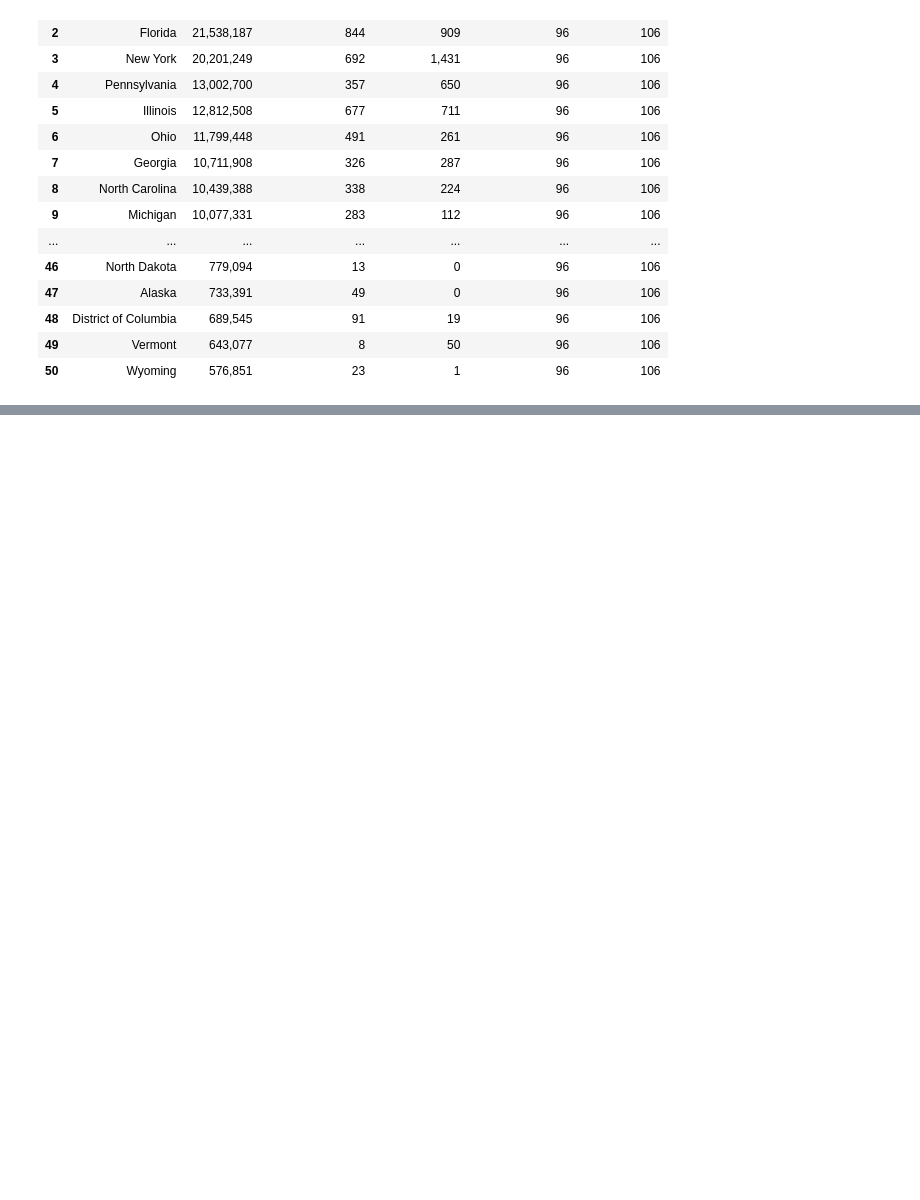
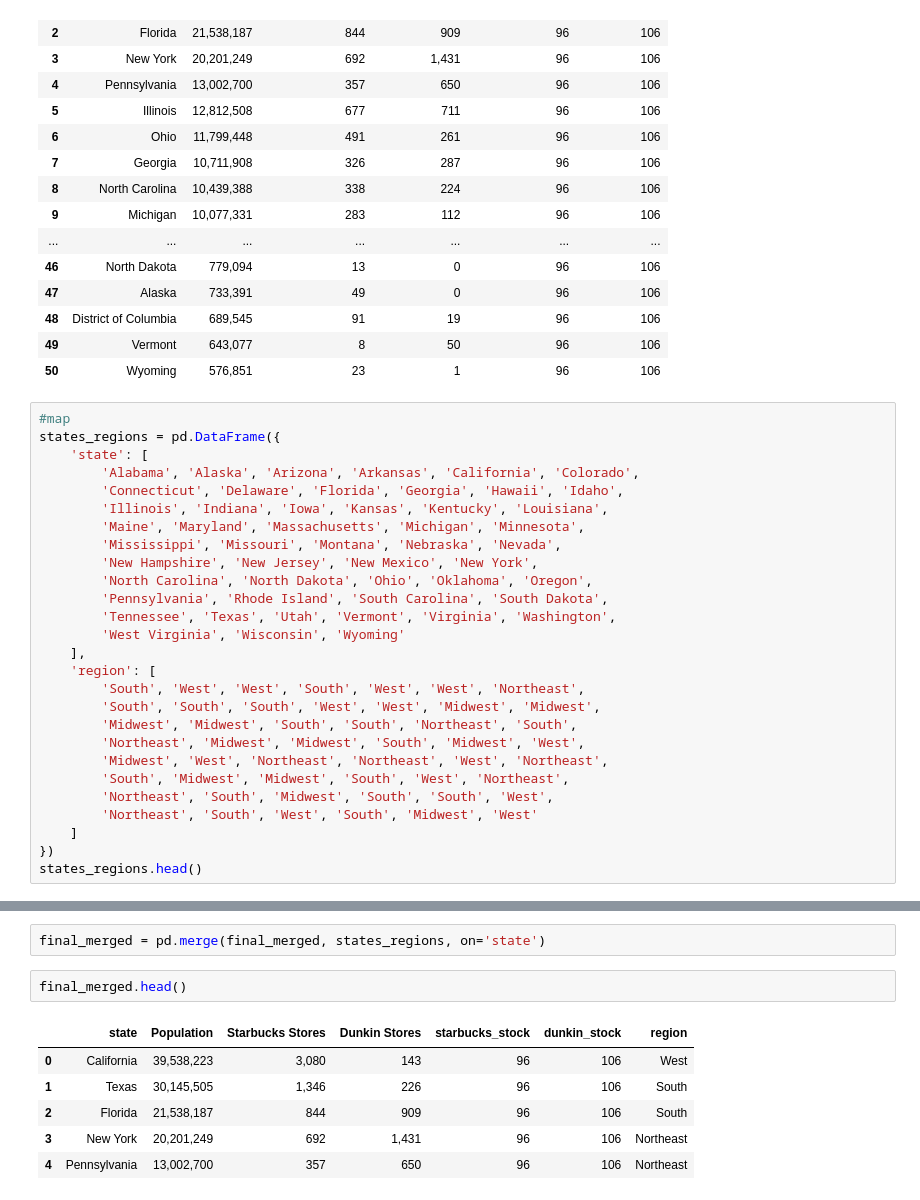
Before and after one commit to alexandragrover/GSB-544, a Jupyter notebook: Labs/Lab4/Lab4.ipynb, the cells around one changed output, grey strips where cells are left out. Cells and saved outputs as stored; diff of their text form; blank space fills up the shorter version.

```diff
--- a/Labs/Lab4/Lab4.ipynb
+++ b/Labs/Lab4/Lab4.ipynb
@@ -194,3 +194,30 @@ final_merged
 | 48 | District of Columbia | 689,545 | 91 | 19 | 96 | 106 |
 | 49 | Vermont | 643,077 | 8 | 50 | 96 | 106 |
 | 50 | Wyoming | 576,851 | 23 | 1 | 96 | 106 |
+# %%
+#map
+states_regions = pd.DataFrame({
+    'state': [
+        'Alabama', 'Alaska', 'Arizona', 'Arkansas', 'California', 'Colorado',
+        'Connecticut', 'Delaware', 'Florida', 'Georgia', 'Hawaii', 'Idaho',
+        'Illinois', 'Indiana', 'Iowa', 'Kansas', 'Kentucky', 'Louisiana',
+        'Maine', 'Maryland', 'Massachusetts', 'Michigan', 'Minnesota',
+        'Mississippi', 'Missouri', 'Montana', 'Nebraska', 'Nevada',
+        'New Hampshire', 'New Jersey', 'New Mexico', 'New York',
+        'North Carolina', 'North Dakota', 'Ohio', 'Oklahoma', 'Oregon',
+        'Pennsylvania', 'Rhode Island', 'South Carolina', 'South Dakota',
+        'Tennessee', 'Texas', 'Utah', 'Vermont', 'Virginia', 'Washington',
+        'West Virginia', 'Wisconsin', 'Wyoming'
+    ],
+    'region': [
+        'South', 'West', 'West', 'South', 'West', 'West', 'Northeast',
+        'South', 'South', 'South', 'West', 'West', 'Midwest', 'Midwest',
+        'Midwest', 'Midwest', 'South', 'South', 'Northeast', 'South',
+        'Northeast', 'Midwest', 'Midwest', 'South', 'Midwest', 'West',
+        'Midwest', 'West', 'Northeast', 'Northeast', 'West', 'Northeast',
+        'South', 'Midwest', 'Midwest', 'South', 'West', 'Northeast',
+        'Northeast', 'South', 'Midwest', 'South', 'South', 'West',
+        'Northeast', 'South', 'West', 'South', 'Midwest', 'West'
+    ]
+})
+states_regions.head()
@@ -196,0 +231,11 @@ final_merged
+# %%
+final_merged = pd.merge(final_merged, states_regions, on='state')
+# %%
+final_merged.head()
+# %% [output]
+|  | state | Population | Starbucks Stores | Dunkin Stores | starbucks_stock | dunkin_stock | region |
+| 0 | California | 39,538,223 | 3,080 | 143 | 96 | 106 | West |
+| 1 | Texas | 30,145,505 | 1,346 | 226 | 96 | 106 | South |
+| 2 | Florida | 21,538,187 | 844 | 909 | 96 | 106 | South |
+| 3 | New York | 20,201,249 | 692 | 1,431 | 96 | 106 | Northeast |
+| 4 | Pennsylvania | 13,002,700 | 357 | 650 | 96 | 106 | Northeast |
```
Also changed, not shown: parts of 1 cell of this notebook.
